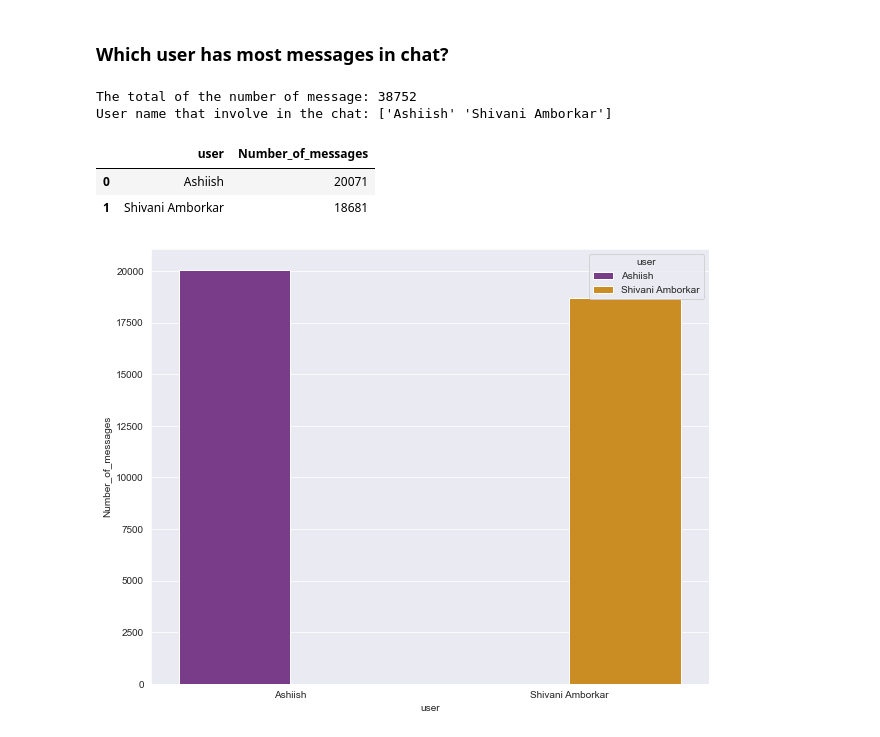
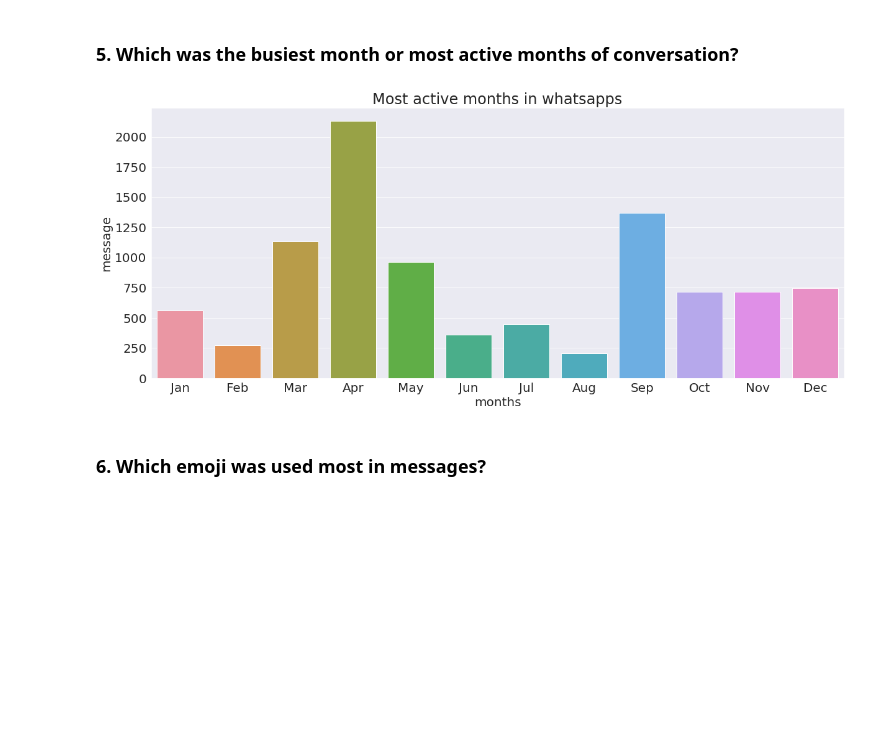
Before and after one commit to AshiishKarhade/whatsapp-data-analysis, a Jupyter notebook: whatsapp-chat-analysis.ipynb, the cells around one changed output. Cells and saved outputs as stored; diff of their text form; code cells hidden in the pictures; blank space fills up the shorter version.

```diff
--- a/whatsapp-chat-analysis.ipynb
+++ b/whatsapp-chat-analysis.ipynb
@@ -166,0 +154,4 @@ whatsapp_df.head(10)
+# %%
+img = whatsapp_df[whatsapp_df['message'] == "<image omitted>" ]
+print(img.shape)
+whatsapp_df.drop(img.index, inplace=True)
@@ -173,0 +204,9 @@ whatsapp_df.shape
+# %%
+sns.set_style('darkgrid')
+matplotlib.rcParams['figure.figsize'] = (12, 10)
+
+#plt.title("Most active users in conversation")
+barplot = sns.barplot(data=user_df, x="user", y="message", hue="user", palette="CMRmap", dodge=False)
+barplot.set_xticklabels(rotation=50, labels=user_df.user)
+plt.ylabel("no. of messages")
+plt.show()
@@ -173,0 +241,11 @@ whatsapp_df.shape
+# %%
+matplotlib.rcParams['font.size'] = 20
+matplotlib.rcParams['figure.figsize'] = (20, 8)
+sns.set_style("darkgrid")
+
+plt.title('Most active hour in whatsapps');
+time_plot = sns.barplot(x="hours",y="message",data = times_df,dodge=False)
+labels=["12:AM","01:AM","02:AM","03:AM","04:AM","05:AM","06:AM","07:AM","08:AM","09:AM","10:AM","11:AM","12:PM","01:PM","02:PM","03:PM","04:PM","05:PM","06:PM","07:PM","08:PM","09:PM","10:PM","11:PM"]
+#time_plot.set_xticklabels(rotation=15, labels=labels)
+plt.xticks([i for i in range(24)], labels=labels, rotation=30)
+plt.show()
@@ -174,31 +254,23 @@ whatsapp_df.shape
+# %% [markdown]
+### 5. Which was the busiest month or most active months of conversation?
+# %%
+whatsapp_df2 = whatsapp_df.copy()
+
+whatsapp_df2["months"] = whatsapp_df["datetime"].apply(lambda x: x.month)
+
+months_df = whatsapp_df2.groupby("months")["message"].count().sort_values(ascending=False).reset_index()
+# %%
+matplotlib.rcParams['font.size'] = 20
+matplotlib.rcParams['figure.figsize'] = (20, 8)
+sns.set_style("darkgrid")
+
+plt.title('Most active months in whatsapps');
+
+month_plot = sns.barplot(x="months", y="message", data=months_df)
+labels = ["Jan", "Feb", "Mar", "Apr", "May", "Jun", "Jul", "Aug", "Sep", "Oct", "Nov", "Dec"]
+plt.xticks(ticks=[i for i in range(12)], labels=labels, rotation=0)
+plt.show()
+# %% [output]
+[figure, added]
 # %% [markdown]
-### Which user has most messages in chat?
+### 6. Which emoji was used most in messages?
-# %%
-totalNumberofMessage = whatsapp_df.message.count()
-username   = whatsapp_df["user"].unique()
-
-print('The total of the number of message:', totalNumberofMessage)
-print('User name that involve in the chat:', username)
-# %% [output]
-The total of the number of message: 38752
-User name that involve in the chat: ['Ashiish' 'Shivani Amborkar']
-# %%
-#Creating a new dataframe by copying the old dataframe
-whatsapp_df1 = whatsapp_df.copy()
-whatsapp_df1['Number_of_messages'] = [1]* whatsapp_df1.shape[0]
-whatsapp_df1.drop(columns = 'datetime', inplace = True)
-
-#We are groupby the user and messages together then we will use count() to count the messages for each of user
-whatsapp_df1 = whatsapp_df1.groupby('user')['Number_of_messages'].count().sort_values(ascending = False).reset_index()
-whatsapp_df1
-# %% [output]
-|  | user | Number_of_messages |
-| 0 | Ashiish | 20071 |
-| 1 | Shivani Amborkar | 18681 |
-# %%
-sns.set_style('darkgrid')
-matplotlib.rcParams['figure.figsize'] = (10, 8)
-sns.barplot(x=whatsapp_df1.user, y=whatsapp_df1.Number_of_messages, hue=whatsapp_df1.user, palette="CMRmap")
-plt.show()
-# %% [output]
-[figure, removed]
```
Also changed, not shown: parts of 68 cells of this notebook.
